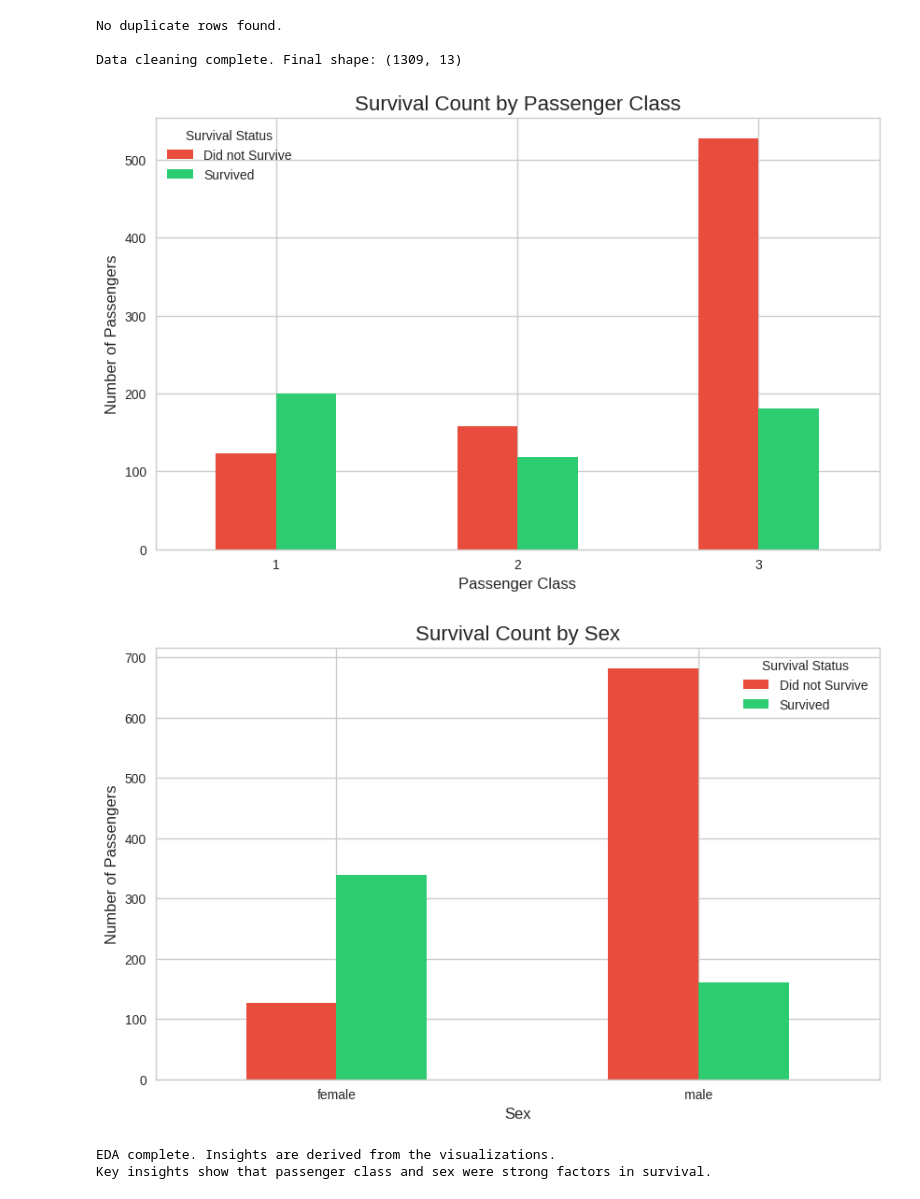
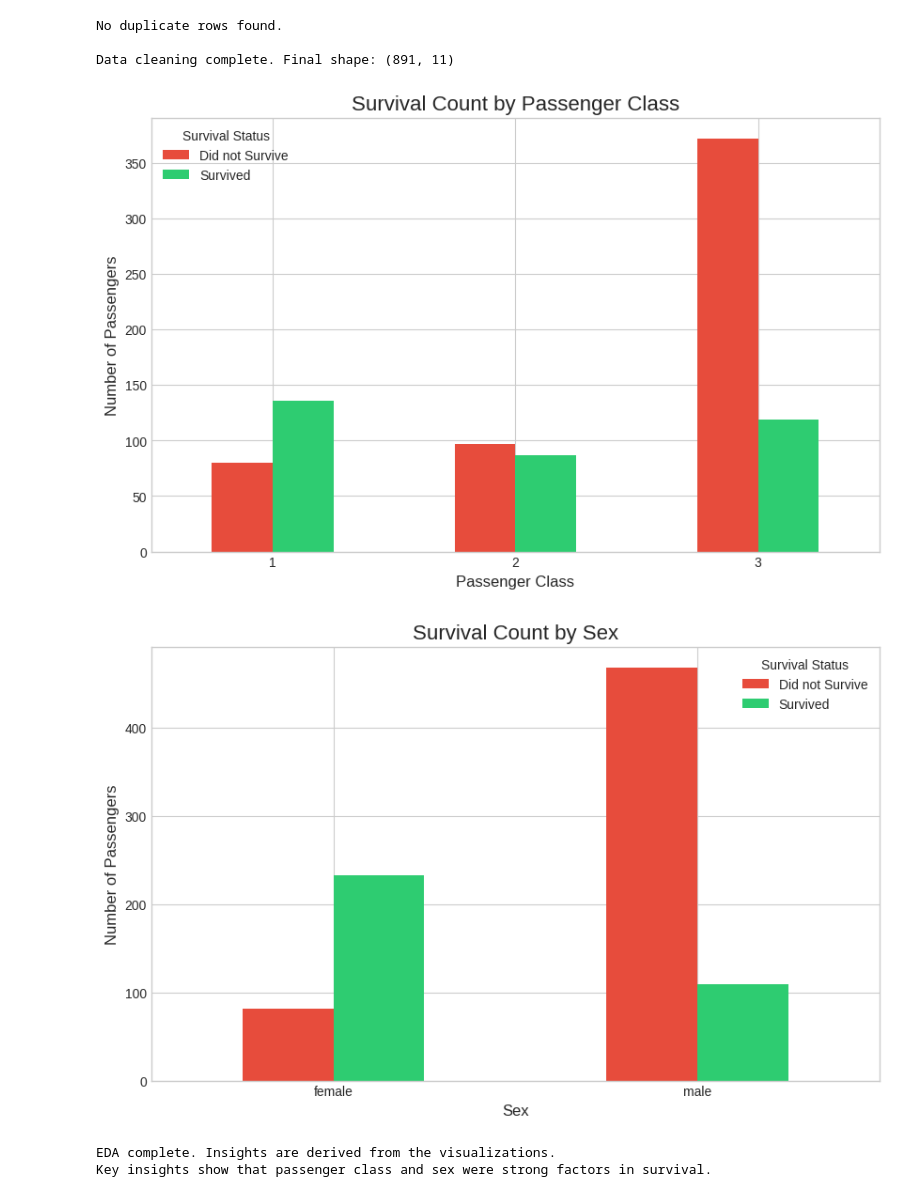
Before and after one commit to sbhandari30903/MSCS_634_ProjectDeliverable_1, a Jupyter notebook: Residency_Project.ipynb, the cells around one changed output. Drawn from its saved outputs; the diff is of its cells as text; code cells hidden in the pictures.

```diff
--- a/Residency_Project.ipynb
+++ b/Residency_Project.ipynb
@@ -26,25 +104,26 @@ Initial shape of the dataset: (1309, 14)
 # %%
-# --- 2. Inspect the Structure ---
-print("\nFirst 5 rows of the dataset:")
-print(df.head())
-
-print("\nDataset Information:")
-df.info()
-
 # --- 3. Perform Data Cleaning ---
 
 # Handle missing values
 # Impute 'age' with the median
-age_median = df['age'].median()
-df['age'].fillna(age_median, inplace=True)
+age_median = df_train['Age'].median()
+df_train['Age'].fillna(age_median, inplace=True)
 print(f"\nMissing 'age' values imputed with median: {age_median}")
 
 # Drop the 'cabin' column due to too many missing values
-df.drop(columns=['cabin'], inplace=True)
+df_train.drop(columns=['Cabin'], inplace=True)
 print("Dropped 'cabin' column.")
 
 # Fill 'embarked' with the mode (most frequent value)
-embarked_mode = df['embarked'].mode()[0]
-df['embarked'].fillna(embarked_mode, inplace=True)
+embarked_mode = df_train['Embarked'].mode()[0]
+df_train['Embarked'].fillna(embarked_mode, inplace=True)
 print(f"Missing 'embarked' values filled with mode: {embarked_mode}")
+
+# Standardize categorical entries
+df_train['Sex'] = df_train['Sex'].str.strip().str.lower()
+df_train['Embarked'] = df_train['Embarked'].str.strip().str.upper()
+
+# Check missing values again
+print("Missing Values")
+display(df_train.isnull().sum())
 # %% [output]
@@ -68,46 +159,46 @@ Missing 'embarked' values filled with mode: S
 # %%
 # Check for duplicates (none are expected in this dataset)
-duplicates = df.duplicated().sum()
+duplicates = df_train.duplicated().sum()
 if duplicates == 0:
     print("No duplicate rows found.")
 else:
-    df.drop_duplicates(inplace=True)
+    df_train.drop_duplicates(inplace=True)
     print(f"Removed {duplicates} duplicate rows.")
 
-print("\nData cleaning complete. Final shape:", df.shape)
+print("\nData cleaning complete. Final shape:", df_train.shape)
 # %% [output]
 No duplicate rows found.
 
-Data cleaning complete. Final shape: (1309, 13)
+Data cleaning complete. Final shape: (891, 11)
 # %%
 
 # --- 4. Conduct Exploratory Data Analysis (EDA) ---
 
 # Set a style for the plots
 plt.style.use('seaborn-v0_8-whitegrid')
 
 # Visualization 1: Survival Rate by Passenger Class (pclass)
 # Create a contingency table of survival counts by class
-survival_by_class = df.groupby('pclass')['survived'].value_counts().unstack().fillna(0)
+survival_by_class = df_train.groupby('Pclass')['Survived'].value_counts().unstack().fillna(0)
 survival_by_class = survival_by_class.rename(columns={0: 'Did not Survive', 1: 'Survived'})
 
 # Plotting the grouped bar chart
 ax1 = survival_by_class.plot(kind='bar',
                             figsize=(10, 6),
                             color=['#e74c3c', '#2ecc71'],
                             rot=0)
 
 plt.title('Survival Count by Passenger Class', fontsize=16)
 plt.xlabel('Passenger Class', fontsize=12)
 plt.ylabel('Number of Passengers', fontsize=12)
 plt.legend(title='Survival Status')
 plt.show()
 # %% [output]
-[figure, old version]
+[figure, new version]
 # %%
 # Visualization 2: Survival Rate by Sex
 # Create a contingency table of survival counts by sex
-survival_by_sex = df.groupby('sex')['survived'].value_counts().unstack().fillna(0)
+survival_by_sex = df_train.groupby('Sex')['Survived'].value_counts().unstack().fillna(0)
 survival_by_sex = survival_by_sex.rename(columns={0: 'Did not Survive', 1: 'Survived'})
 
 # Plotting the grouped bar chart
@@ -127,6 +218,6 @@ plt.show()
 print("\nEDA complete. Insights are derived from the visualizations.")
 print("Key insights show that passenger class and sex were strong factors in survival.")
 # %% [output]
-[figure, old version]
+[figure, new version]
 EDA complete. Insights are derived from the visualizations.
 Key insights show that passenger class and sex were strong factors in survival.
```
Also changed, not shown: parts of 20 cells of this notebook.
